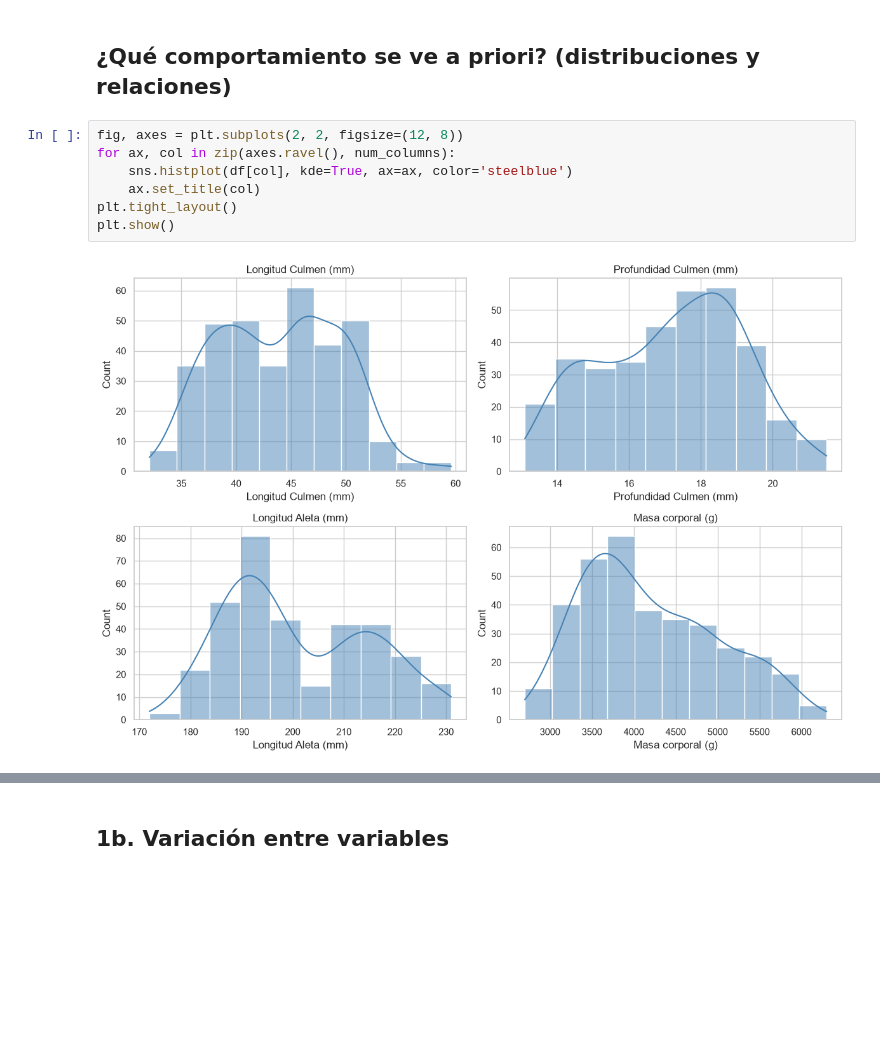
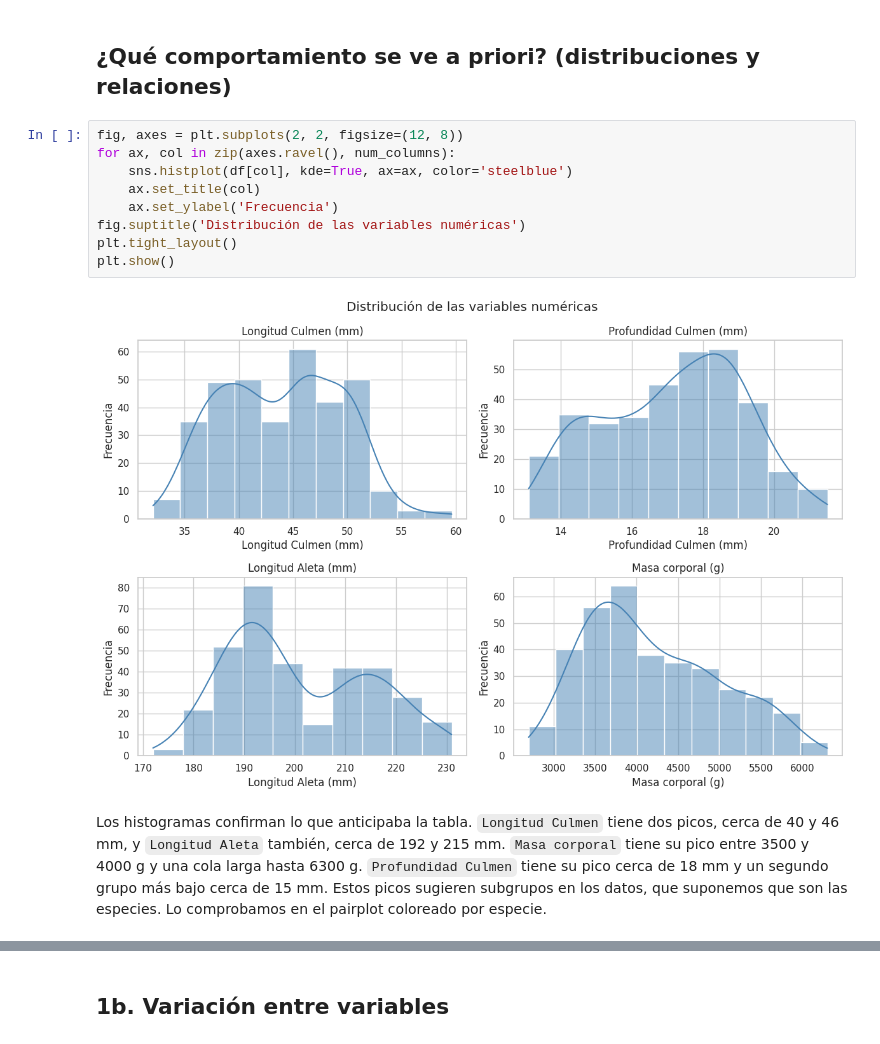
Before and after one commit to winttita/TP_MD_Frank_Winter, a Jupyter notebook: TP1/TP1_MD_Frank_Winter.ipynb, the cells around one changed output, grey strips where cells are left out. Cells and saved outputs as stored; diff of their text form; blank space fills up the shorter version.

```diff
--- a/TP1/TP1_MD_Frank_Winter.ipynb
+++ b/TP1/TP1_MD_Frank_Winter.ipynb
@@ -178,10 +179,14 @@ En `Sexo`, además de 10 valores nulos, aparece un valor `'.'`, que no es `MALE`
 # %%
 fig, axes = plt.subplots(2, 2, figsize=(12, 8))
 for ax, col in zip(axes.ravel(), num_columns):
     sns.histplot(df[col], kde=True, ax=ax, color='steelblue')
     ax.set_title(col)
+    ax.set_ylabel('Frecuencia')
+fig.suptitle('Distribución de las variables numéricas')
 plt.tight_layout()
 plt.show()
 # %% [output]
-[figure, old version]
+[figure, new version]
+# %% [markdown]
+Los histogramas confirman lo que anticipaba la tabla. `Longitud Culmen` tiene dos picos, cerca de 40 y 46 mm, y `Longitud Aleta` también, cerca de 192 y 215 mm. `Masa corporal` tiene su pico entre 3500 y 4000 g y una cola larga hasta 6300 g. `Profundidad Culmen` tiene su pico cerca de 18 mm y un segundo grupo más bajo cerca de 15 mm. Estos picos sugieren subgrupos en los datos, que suponemos que son las especies. Lo comprobamos en el pairplot coloreado por especie.
 # %%
```
Also changed, not shown: parts of 49 cells of this notebook.
